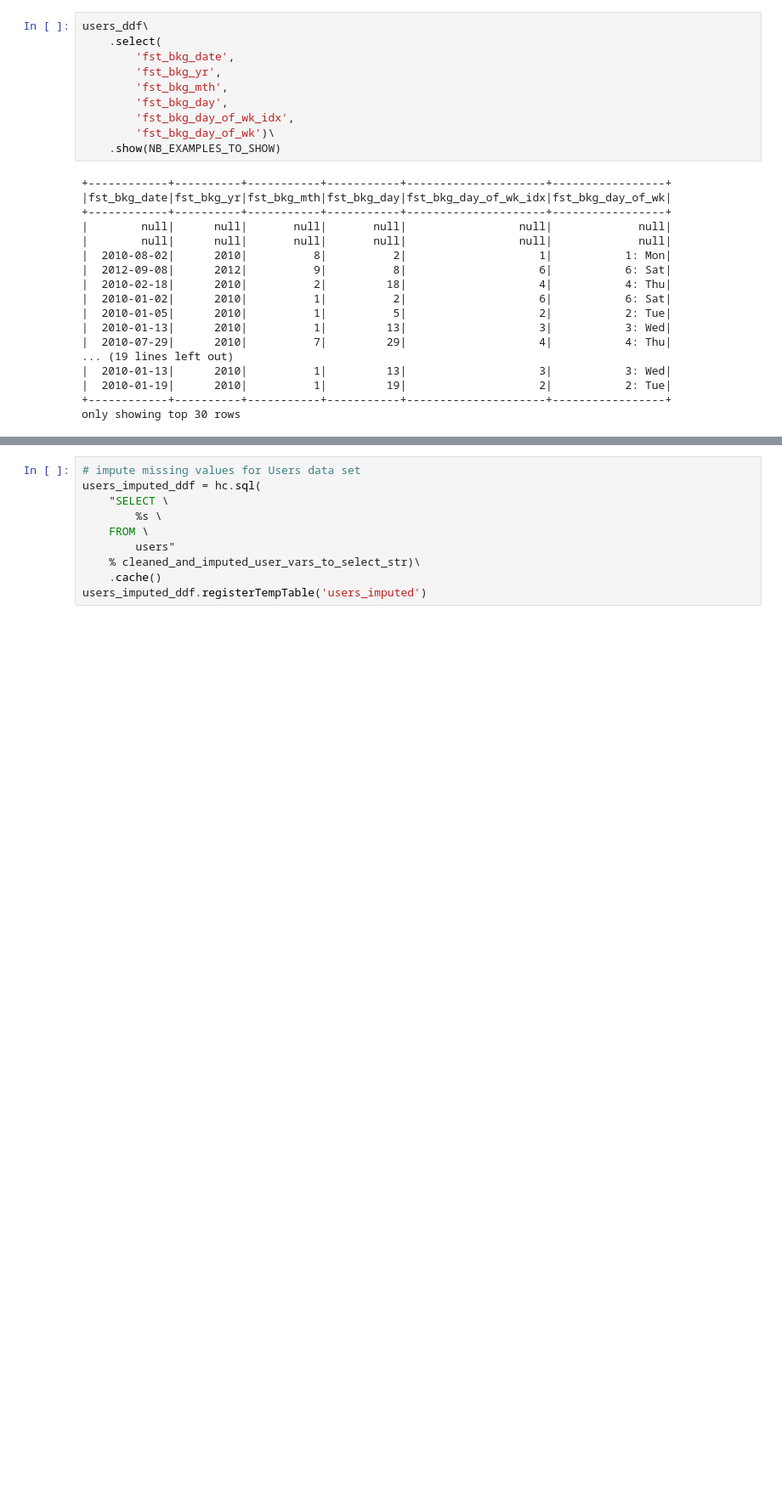
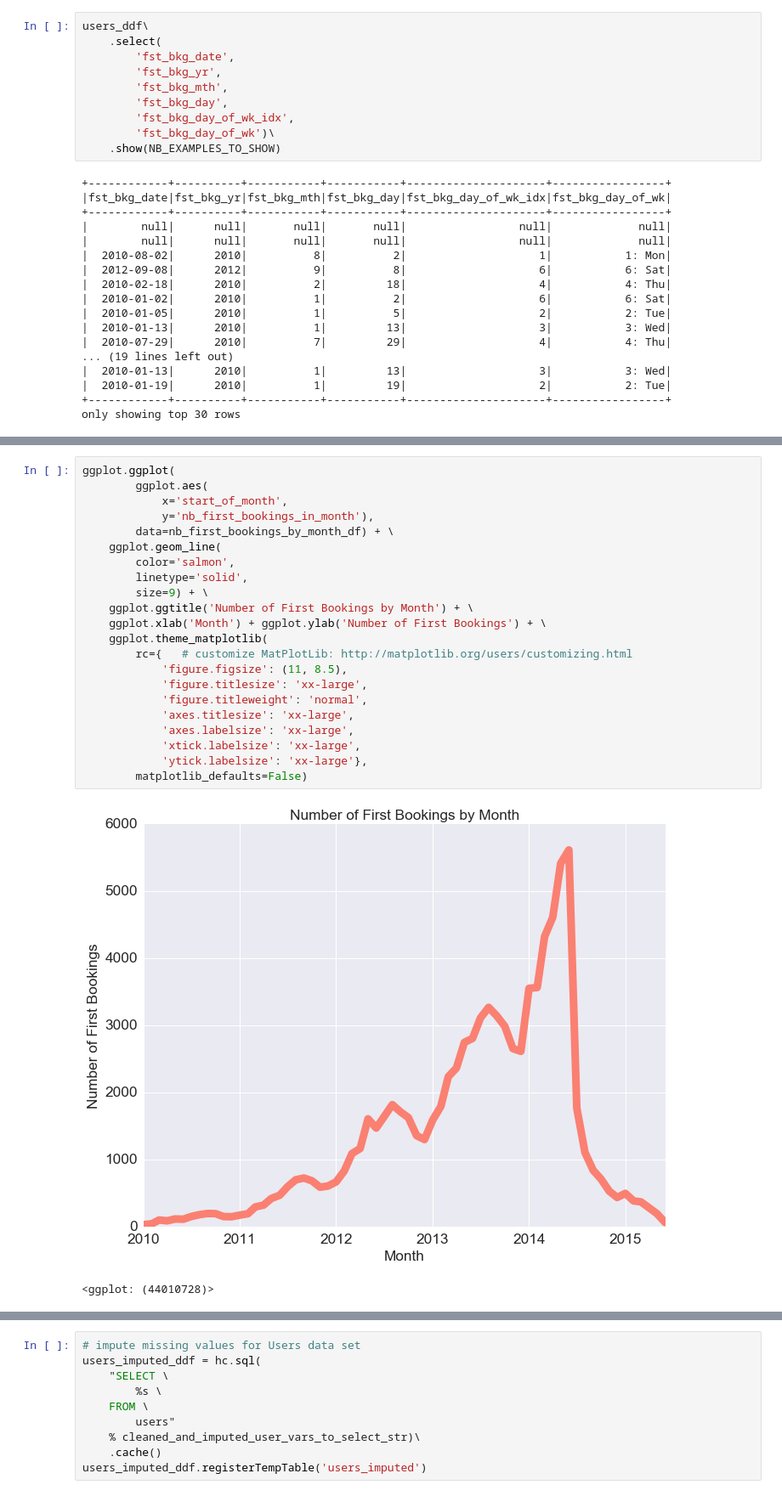
Before and after one commit to ChicagoBoothAnalytics/RelationalData, a Jupyter notebook: Cases/Kaggle AirBnB/Python/KaggleAirBnB-PythonPandas-PySparkSQLDataFrame.ipynb, the cells around one changed output, grey strips where cells are left out. Shown at 85% size. Saved outputs shown, nothing was run; the diff lists cells and outputs as text; blank space fills up the shorter version.

```diff
--- a/Cases/Kaggle AirBnB/Python/KaggleAirBnB-PythonPandas-PySparkSQLDataFrame.ipynb
+++ b/Cases/Kaggle AirBnB/Python/KaggleAirBnB-PythonPandas-PySparkSQLDataFrame.ipynb
@@ -2288,0 +2287,25 @@ cleaned_and_imputed_user_vars_to_select_str = \
+# %%
+ggplot.ggplot(
+        ggplot.aes(
+            x='start_of_month',
+            y='nb_first_bookings_in_month'),
+        data=nb_first_bookings_by_month_df) + \
+    ggplot.geom_line(
+        color='salmon',
+        linetype='solid',
+        size=9) + \
+    ggplot.ggtitle('Number of First Bookings by Month') + \
+    ggplot.xlab('Month') + ggplot.ylab('Number of First Bookings') + \
+    ggplot.theme_matplotlib(
+        rc={   # customize MatPlotLib: http://matplotlib.org/users/customizing.html
+            'figure.figsize': (11, 8.5),
+            'figure.titlesize': 'xx-large',
+            'figure.titleweight': 'normal',
+            'axes.titlesize': 'xx-large',
+            'axes.labelsize': 'xx-large',
+            'xtick.labelsize': 'xx-large',
+            'ytick.labelsize': 'xx-large'},
+        matplotlib_defaults=False)
+# %% [output]
+[figure, added]
+<ggplot: (44010728)>
```
Also changed, not shown: parts of 25 cells of this notebook.
